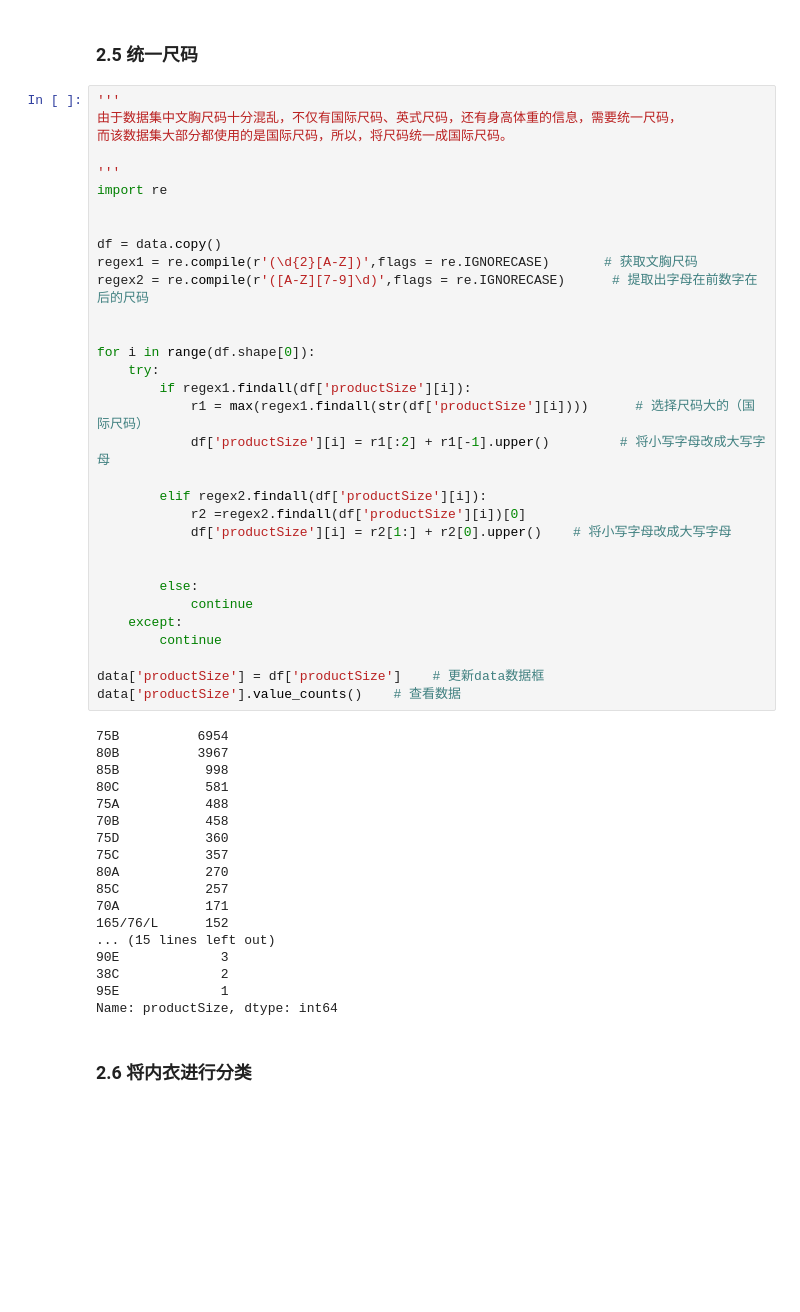
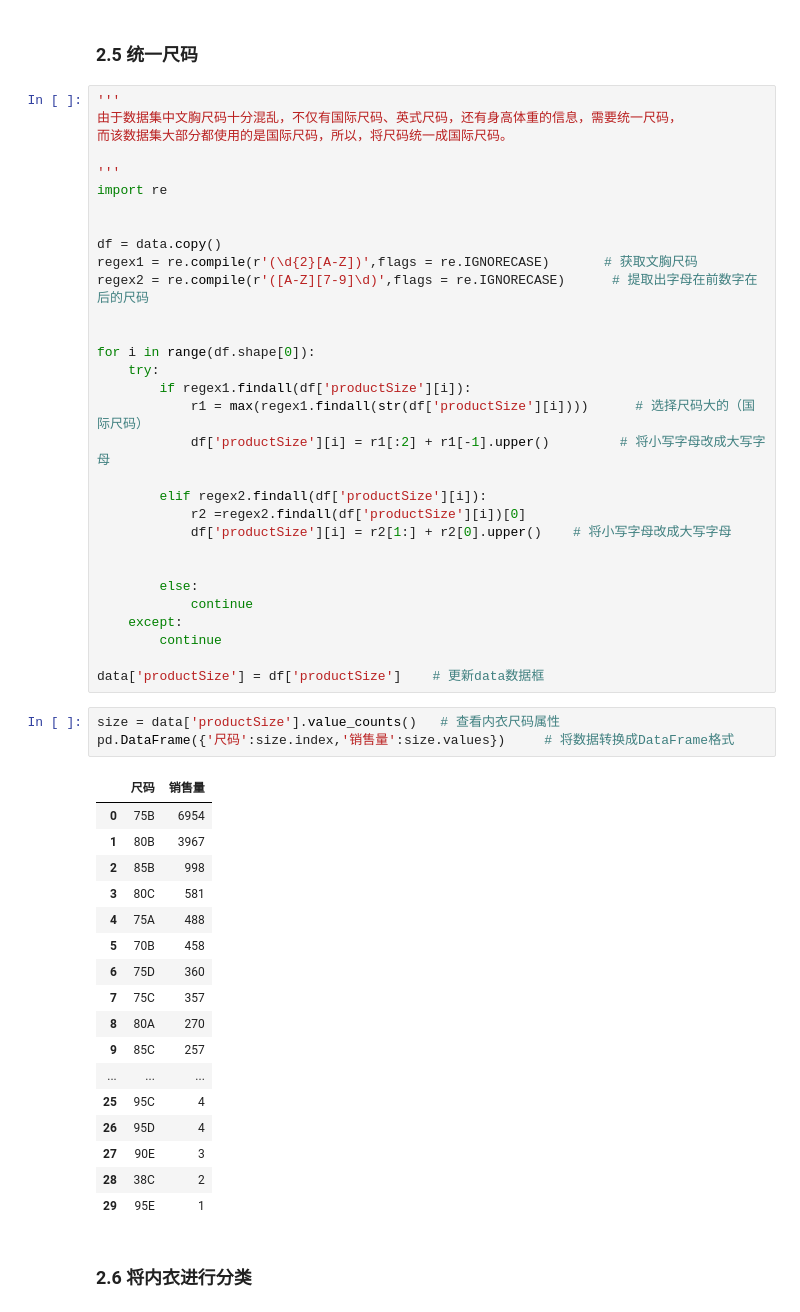
Before and after one commit to qiweiyang123/Machine_Learning, a Jupyter notebook: bra_analysis.ipynb, the cells around one changed output. Drawn from its saved outputs; the diff is of its cells as text; blank space fills up the shorter version.

```diff
--- a/bra_analysis.ipynb
+++ b/bra_analysis.ipynb
@@ -229,25 +230,27 @@ for i in range(df.shape[0]):
         continue
 
 data['productSize'] = df['productSize']    # 更新data数据框
-data['productSize'].value_counts()    # 查看数据
-# %% [output]
-75B          6954
-80B          3967
-85B           998
-80C           581
-75A           488
-70B           458
-75D           360
-75C           357
-80A           270
-85C           257
-70A           171
-165/76/L      152
-... (15 lines left out)
-90E             3
-38C             2
-95E             1
-Name: productSize, dtype: int64
+# %%
+size = data['productSize'].value_counts()   # 查看内衣尺码属性
+pd.DataFrame({'尺码':size.index,'销售量':size.values})     # 将数据转换成DataFrame格式
+# %% [output]
+|  | 尺码 | 销售量 |
+| 0 | 75B | 6954 |
+| 1 | 80B | 3967 |
+| 2 | 85B | 998 |
+| 3 | 80C | 581 |
+| 4 | 75A | 488 |
+| 5 | 70B | 458 |
+| 6 | 75D | 360 |
+| 7 | 75C | 357 |
+| 8 | 80A | 270 |
+| 9 | 85C | 257 |
+| ... | ... | ... |
+| 25 | 95C | 4 |
+| 26 | 95D | 4 |
+| 27 | 90E | 3 |
+| 28 | 38C | 2 |
+| 29 | 95E | 1 |
 # %% [markdown]
 ### 2.6 将内衣进行分类
 # %%
```
Also changed, not shown: parts of 12 cells of this notebook.
